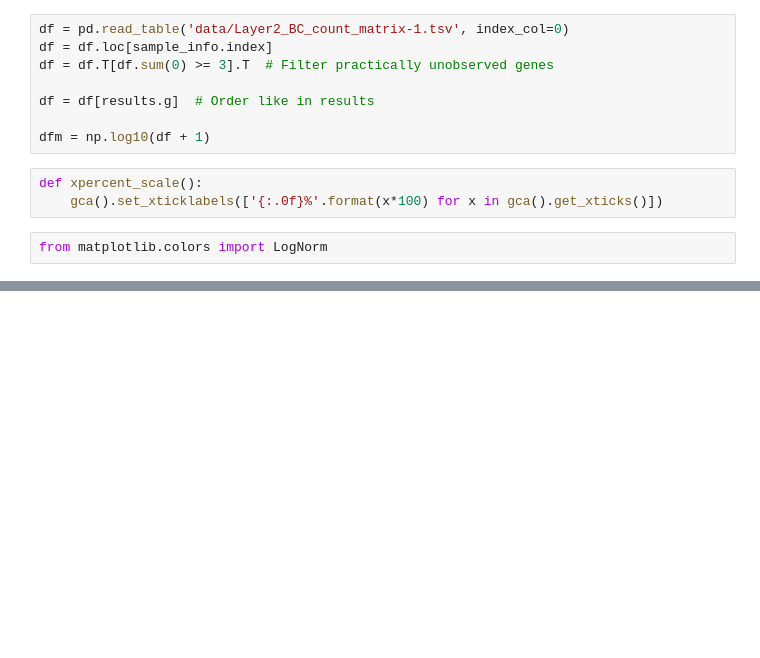
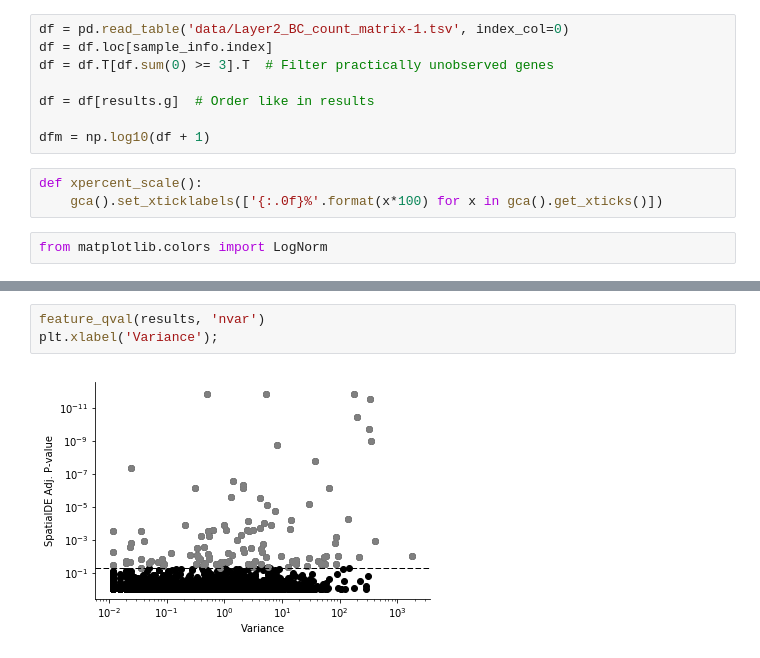
Before and after one commit to Teichlab/SpatialDE, a Jupyter notebook: Analysis/BreastCancer/Alternative explanatory factors.ipynb, the cells around one changed output, grey strips where cells are left out. Saved outputs shown, nothing was run; the diff lists cells and outputs as text; blank space fills up the shorter version.

```diff
--- a/Analysis/BreastCancer/Alternative explanatory factors.ipynb
+++ b/Analysis/BreastCancer/Alternative explanatory factors.ipynb
@@ -99,0 +78,5 @@ plt.savefig('mean-var.pdf')
+# %%
+feature_qval(results, 'nvar')
+plt.xlabel('Variance');
+# %% [output]
+[figure, added]
```
Also changed, not shown: parts of 14 cells of this notebook, 4 other files.
